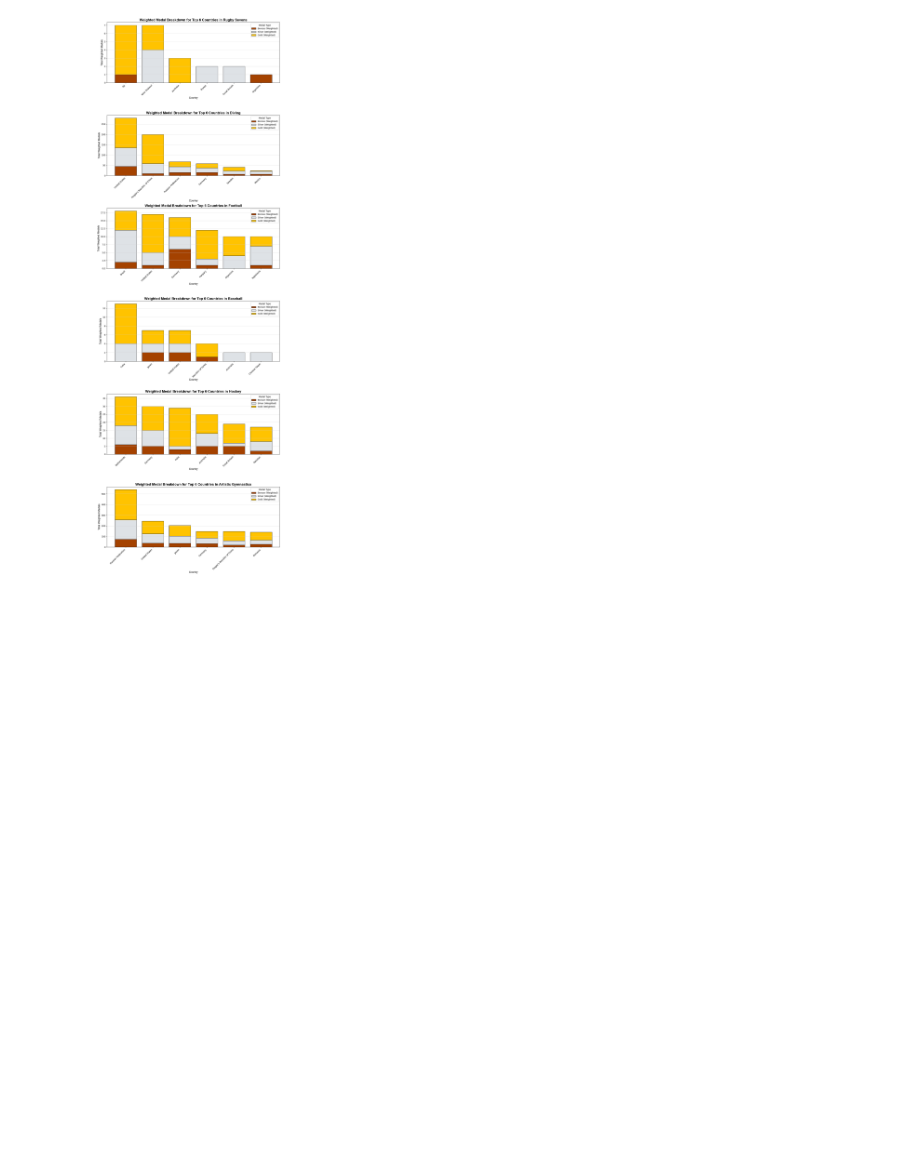
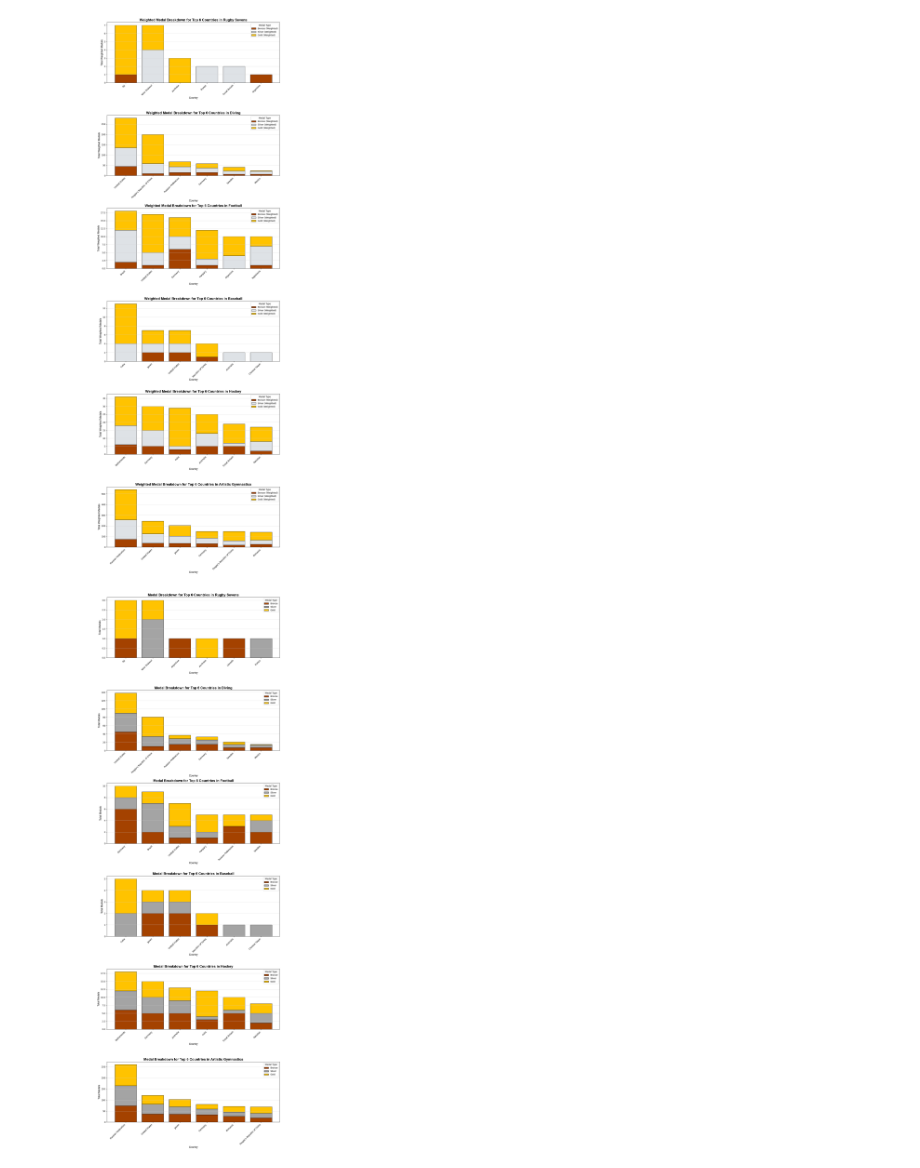
Before and after one commit to Gartles20/Project-1-Group-5, a Jupyter notebook: dataframes_Thomas.ipynb, the cells around one changed output. Drawn from its saved outputs; the diff is of its cells as text; code cells hidden in the pictures; blank space fills up the shorter version.

Commit message:
Added Visualizations

```diff
--- a/dataframes_Thomas.ipynb
+++ b/dataframes_Thomas.ipynb
@@ -373,3 +403,68 @@ plt.tight_layout()
 plt.show()
 # %% [output]
 [figure]
+# %%
+#UnWeighted Medal totals
+
+
+# Define the sports of interest
+sports_of_interest = ['Rugby Sevens', 'Diving', 'Football', 'Baseball', 'Hockey', 'Artistic Gymnastics']
+
+# Set Canvas Size for the subplots
+fig, axes = plt.subplots(len(sports_of_interest), 1, figsize=(12, 6 * len(sports_of_interest)))
+
+# Handle case where there's only one subplot
+if len(sports_of_interest) == 1:
+    axes = [axes]
+
+# Define medal weighting
+medal_weights = {'gold': 1, 'silver': 1, 'bronze': 1}
+
+# Loop over each sport and plot on a different axis
+for i, sport in enumerate(sports_of_interest):
+    sport_data = df_country_results[df_country_results['sport'] == sport]
+
+    # Aggregate data by country
+    aggregated_data = sport_data.groupby('country', as_index=False).sum()
+
+    # Calculate total weighted results
+    aggregated_data['weighted_total'] = (
+        aggregated_data['gold'] * medal_weights['gold'] +
+        aggregated_data['silver'] * medal_weights['silver'] +
+        aggregated_data['bronze'] * medal_weights['bronze']
+    )
+
+    # Select the top 6 countries based on total weighted results
+    top_6_countries = aggregated_data.nlargest(6, 'weighted_total')
+
+    # Create stacked bar chart using weighted values
+    x = np.arange(len(top_6_countries))  # Positions for the bars
+    axes[i].bar(x, top_6_countries['bronze'] * medal_weights['bronze'],
+                color='#a44200', label='Bronze', edgecolor='black')
+    axes[i].bar(x, top_6_countries['silver'] * medal_weights['silver'],
+                bottom=top_6_countries['bronze'] * medal_weights['bronze'],
+                color='#A4A4A4', label='Silver', edgecolor='black')
+    axes[i].bar(x, top_6_countries['gold'] * medal_weights['gold'],
+                bottom=(top_6_countries['bronze'] * medal_weights['bronze'] +
+                        top_6_countries['silver'] * medal_weights['silver']),
+                color='#ffc300', label='Gold', edgecolor='black')
+
+    # Customize the x-axis with country names
+    axes[i].set_xticks(x)
+    axes[i].set_xticklabels(top_6_countries['country'], rotation=45, ha='right')
+
+    # Customizations for each subplot
+    axes[i].set_xlabel("Country", fontfamily="Arial", fontsize=12)
+    axes[i].set_ylabel("Total Medals", fontfamily="Arial", fontsize=12)
+    axes[i].set_title(f"Medal Breakdown for Top 6 Countries in {sport}",
+                      fontweight="bold", fontsize=16, fontfamily="Arial")
+    axes[i].legend(loc='upper right', title='Medal Type')
+    axes[i].grid(axis='y', linestyle="-", color="lightgrey", alpha=0.75)
+
+# Adjust layout to prevent overlap
+plt.tight_layout()
+
+# Show plot
+plt.show()
+# %% [output]
+[figure, added]
```
Also changed, not shown: parts of 44 cells of this notebook, 1 other file.
